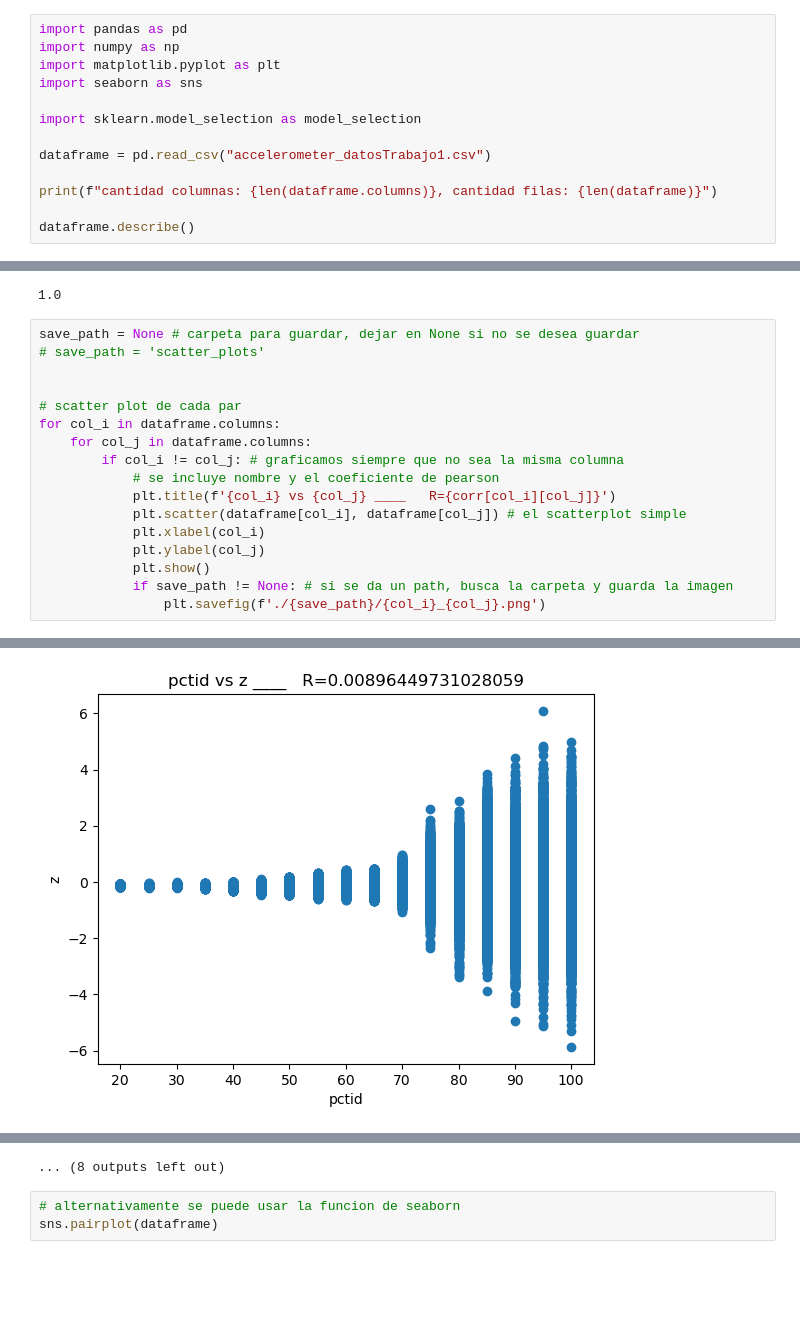
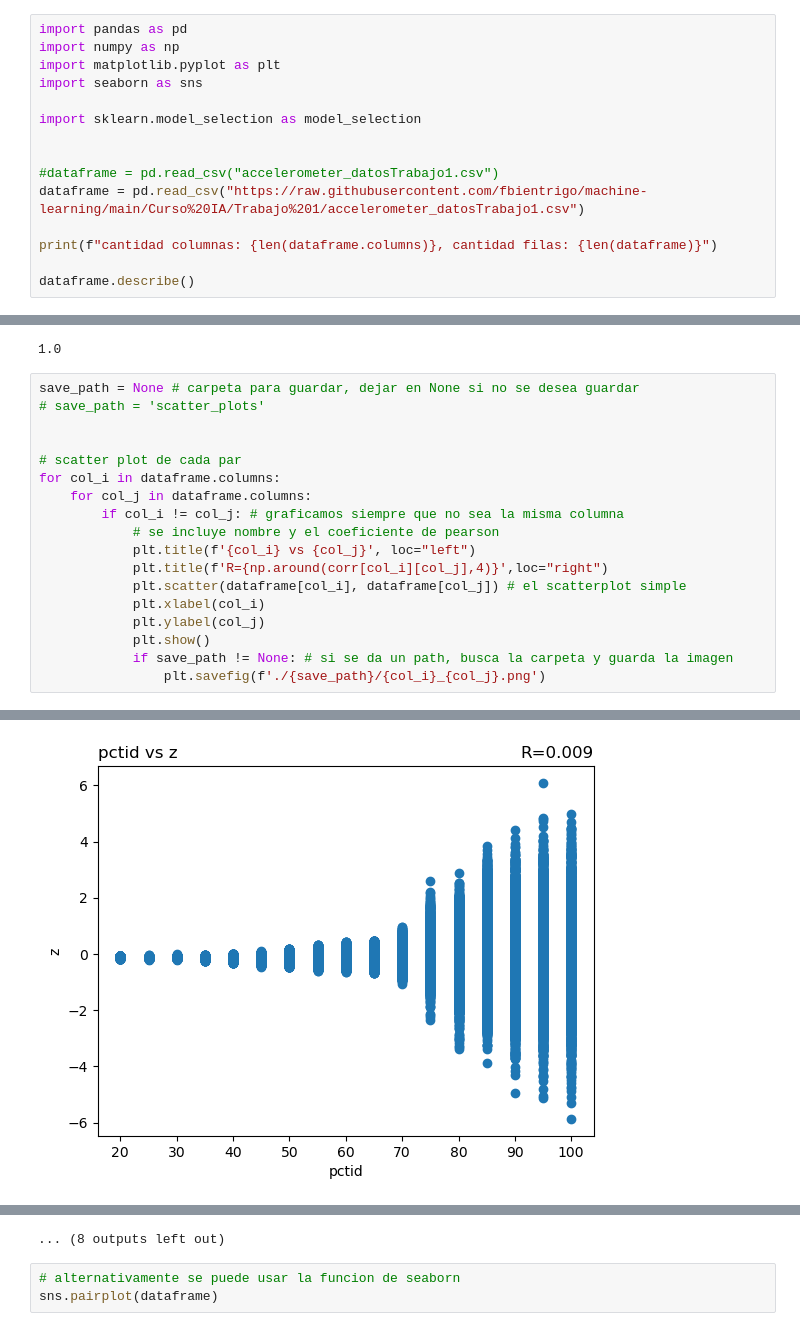
Before and after one commit to fbientrigo/machine-learning, a Jupyter notebook: Curso IA/Trabajo 1/Trabajo1_20230322.ipynb, the cells around one changed output, grey strips where cells are left out. Drawn from its saved outputs; the diff is of its cells as text; blank space fills up the shorter version.

```diff
--- a/Curso IA/Trabajo 1/Trabajo1_20230322.ipynb
+++ b/Curso IA/Trabajo 1/Trabajo1_20230322.ipynb
@@ -61,7 +61,9 @@ import seaborn as sns
 
 import sklearn.model_selection as model_selection
 
-dataframe = pd.read_csv("accelerometer_datosTrabajo1.csv")
+
+#dataframe = pd.read_csv("accelerometer_datosTrabajo1.csv")
+dataframe = pd.read_csv("https://raw.githubusercontent.com/fbientrigo/machine-learning/main/Curso%20IA/Trabajo%201/accelerometer_datosTrabajo1.csv")
 
 print(f"cantidad columnas: {len(dataframe.columns)}, cantidad filas: {len(dataframe)}")
 
@@ -162,7 +164,8 @@ for col_i in dataframe.columns:
     for col_j in dataframe.columns:
         if col_i != col_j: # graficamos siempre que no sea la misma columna
             # se incluye nombre y el coeficiente de pearson
-            plt.title(f'{col_i} vs {col_j} ____   R={corr[col_i][col_j]}')
+            plt.title(f'{col_i} vs {col_j}', loc="left")
+            plt.title(f'R={np.around(corr[col_i][col_j],4)}',loc="right")
             plt.scatter(dataframe[col_i], dataframe[col_j]) # el scatterplot simple
             plt.xlabel(col_i)
             plt.ylabel(col_j)
@@ -180 +183 @@ for col_i in dataframe.columns:
-[figure, old version]
+[figure, new version]
```
Also changed, not shown: parts of 4 cells of this notebook, 1 other file.
